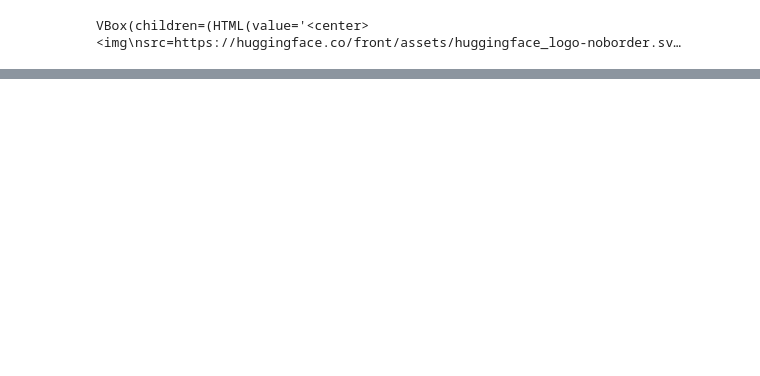
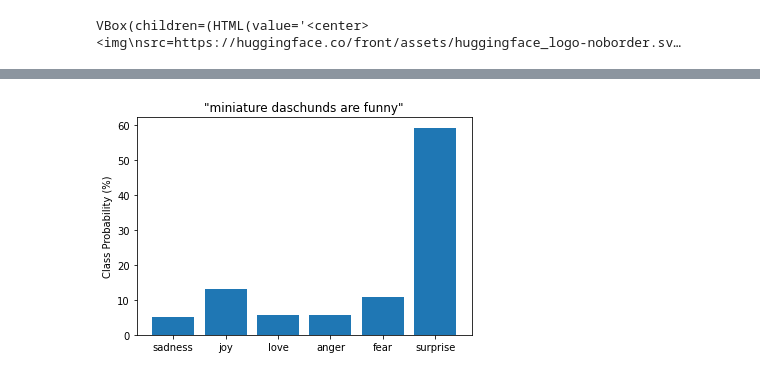
Before and after one commit to TylerKirby/transformer-playground, a Jupyter notebook: transformers-for-nlp/ch2.ipynb, the cells around one changed output, grey strips where cells are left out. Drawn from its saved outputs; the diff is of its cells as text; code cells hidden in the pictures; blank space fills up the shorter version.

```diff
--- a/transformers-for-nlp/ch2.ipynb
+++ b/transformers-for-nlp/ch2.ipynb
@@ -432,0 +503,14 @@ TrainOutput(global_step=500, training_loss=0.17083876037597656, metrics={'train_
+# %%
+from transformers import pipeline
+
+classifier = pipeline("text-classification", model=model, tokenizer=tokenizer, device=torch.device("cuda:0"))
+# %%
+custom_tweet = "miniature daschunds are funny"
+preds = classifier(custom_tweet, return_all_scores=True)
+preds_df = pd.DataFrame(preds)
+plt.bar(labels, 100*preds_df["score"], color="C0")
+plt.title(f'"{custom_tweet}"')
+plt.ylabel("Class Probability (%)")
+plt.show()
+# %% [output]
+[figure, added]
```
Also changed, not shown: parts of 16 cells of this notebook.
